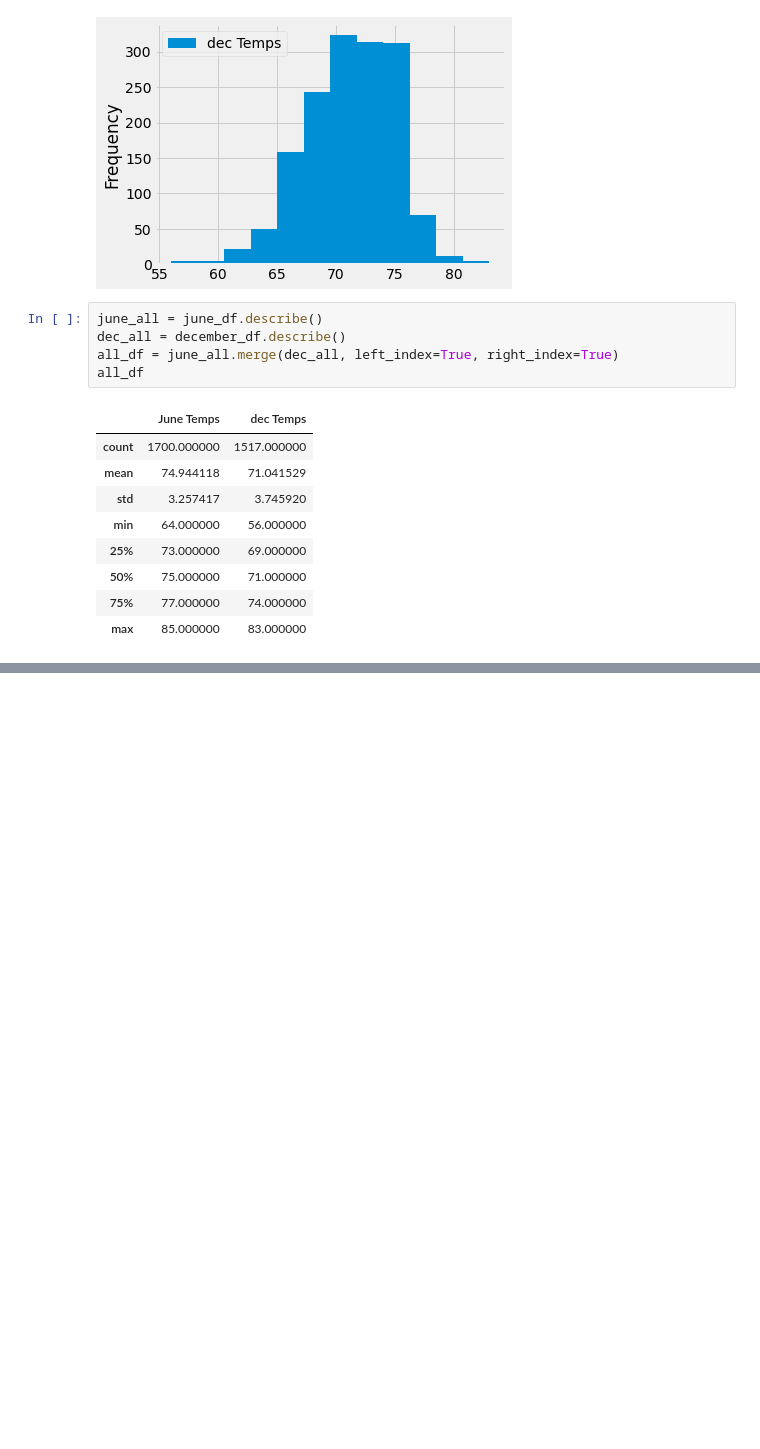
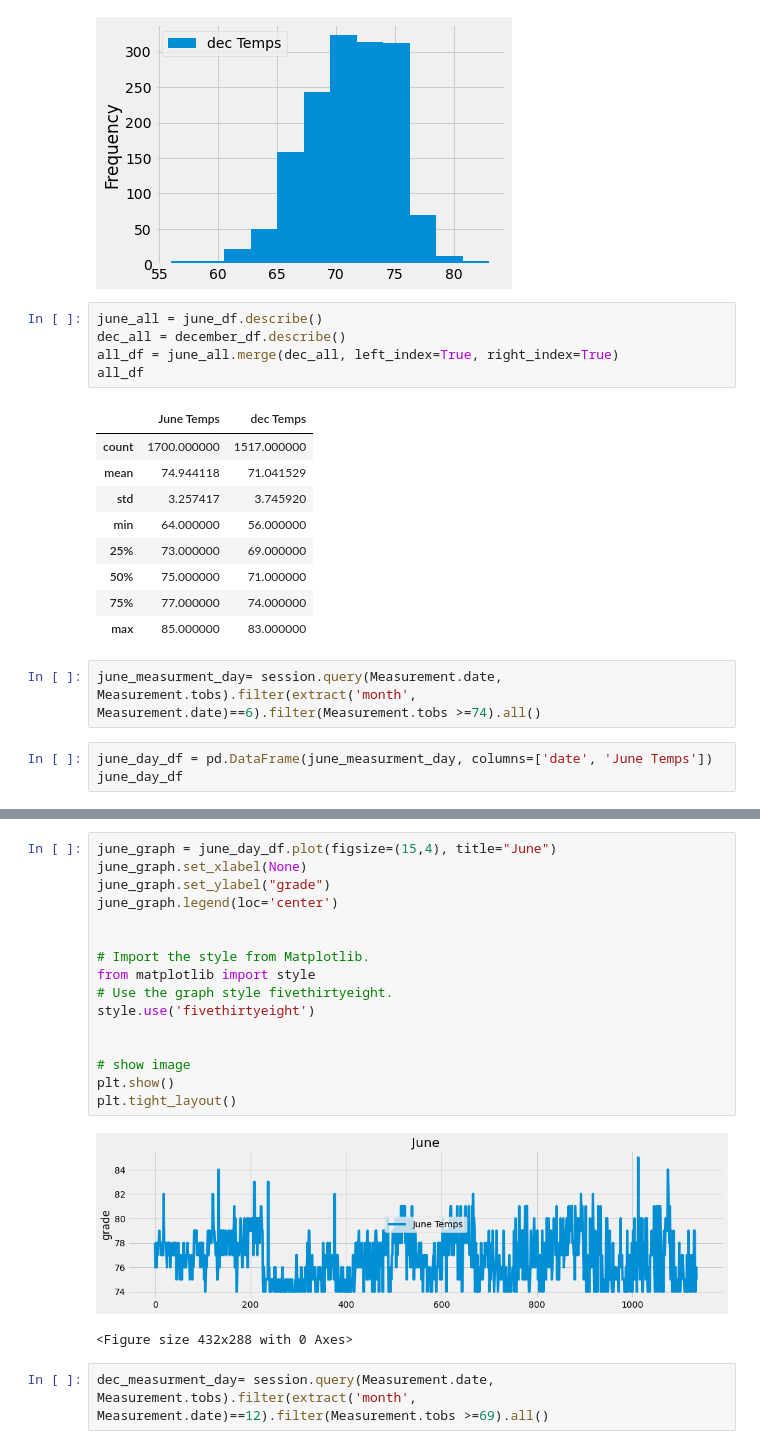
Before and after one commit to RH015/climate_analysis, a Jupyter notebook: SurfsUp_Challenge.ipynb, the cells around one changed output, grey strips where cells are left out. Drawn from its saved outputs; the diff is of its cells as text; blank space fills up the shorter version.

```diff
--- a/SurfsUp_Challenge.ipynb
+++ b/SurfsUp_Challenge.ipynb
@@ -183,3 +183,8 @@ all_df
 | 50% | 75.000000 | 71.000000 |
 | 75% | 77.000000 | 74.000000 |
 | max | 85.000000 | 83.000000 |
+# %%
+june_measurment_day= session.query(Measurement.date, Measurement.tobs).filter(extract('month', Measurement.date)==6).filter(Measurement.tobs >=74).all()
+# %%
+june_day_df = pd.DataFrame(june_measurment_day, columns=['date', 'June Temps'])
+june_day_df
@@ -185,0 +205,21 @@ all_df
+# %%
+june_graph = june_day_df.plot(figsize=(15,4), title="June")
+june_graph.set_xlabel(None)
+june_graph.set_ylabel("grade")
+june_graph.legend(loc='center')
+
+
+# Import the style from Matplotlib.
+from matplotlib import style
+# Use the graph style fivethirtyeight.
+style.use('fivethirtyeight')
+
+
+# show image
+plt.show()
+plt.tight_layout()
+# %% [output]
+[figure, added]
+<Figure size 432x288 with 0 Axes>
+# %%
+dec_measurment_day= session.query(Measurement.date, Measurement.tobs).filter(extract('month', Measurement.date)==12).filter(Measurement.tobs >=69).all()
```
Also changed, not shown: parts of 3 cells of this notebook.
